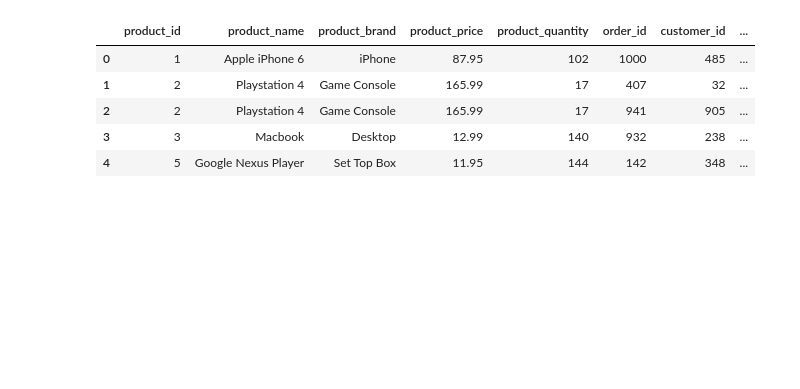
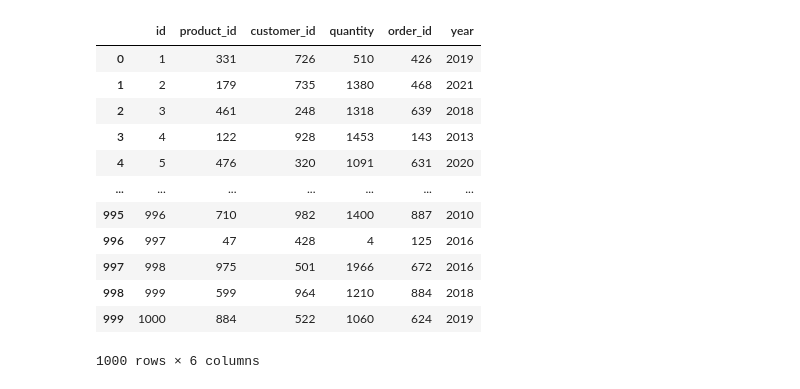
Before and after one commit to Theanh9323/Business-Process-Support, a Jupyter notebook: Code/ASM2PYTHON.ipynb, the cells around one changed output. Cells and saved outputs as stored; diff of their text form; code cells hidden in the pictures; blank space fills up the shorter version.

```diff
--- a/Code/ASM2PYTHON.ipynb
+++ b/Code/ASM2PYTHON.ipynb
@@ -7,8 +7,11 @@ from sklearn.linear_model import LinearRegression
 import seaborn as sns
 sns.set()
 # %%
-raw_data = pd.read_csv('EL_products.csv')
-raw_data2 = pd.read_csv('EL_order.csv')
-raw_data3 = pd.read_csv('EL_best-seller.csv')
-raw_data.head()
+product_data = pd.read_csv('EL_products.csv')
+order_data = pd.read_csv('C:/Users/admin/OneDrive/Tài liệu/GitHub/Business-Process-Support/Data/EL_order.csv')
+best_seller_data = pd.read_csv('C:/Users/admin/OneDrive/Tài liệu/GitHub/Business-Process-Support/Data/EL_best-seller.csv')
+website_access_data = pd.read_csv('C:/Users/admin/OneDrive/Tài liệu/GitHub/Business-Process-Support/Data/EL_website_access.csv')
+customer_data = pd.read_csv('C:/Users/admin/OneDrive/Tài liệu/GitHub/Business-Process-Support/Data/EL_customers.csv')
+
+product_data
 # %% [output]
@@ -23,10 +47,17 @@ df = raw_data.merge(raw_data2, left_on='product_id', right_on='product_id')
 # %%
-df.head()
+best_seller_data
 # %% [output]
-|  | product_id | product_name | product_brand | product_price | product_quantity | order_id | customer_id | ... |
-| 0 | 1 | Apple iPhone 6 | iPhone | 87.95 | 102 | 1000 | 485 | ... |
-| 1 | 2 | Playstation 4 | Game Console | 165.99 | 17 | 407 | 32 | ... |
-| 2 | 2 | Playstation 4 | Game Console | 165.99 | 17 | 941 | 905 | ... |
-| 3 | 3 | Macbook | Desktop | 12.99 | 140 | 932 | 238 | ... |
-| 4 | 5 | Google Nexus Player | Set Top Box | 11.95 | 144 | 142 | 348 | ... |
+|  | id | product_id | customer_id | quantity | order_id | year |
+| 0 | 1 | 331 | 726 | 510 | 426 | 2019 |
+| 1 | 2 | 179 | 735 | 1380 | 468 | 2021 |
+| 2 | 3 | 461 | 248 | 1318 | 639 | 2018 |
+| 3 | 4 | 122 | 928 | 1453 | 143 | 2013 |
+| 4 | 5 | 476 | 320 | 1091 | 631 | 2020 |
+| ... | ... | ... | ... | ... | ... | ... |
+| 995 | 996 | 710 | 982 | 1400 | 887 | 2010 |
+| 996 | 997 | 47 | 428 | 4 | 125 | 2016 |
+| 997 | 998 | 975 | 501 | 1966 | 672 | 2016 |
+| 998 | 999 | 599 | 964 | 1210 | 884 | 2018 |
+| 999 | 1000 | 884 | 522 | 1060 | 624 | 2019 |
+1000 rows × 6 columns
 # %%
```
Also changed, not shown: parts of 21 cells of this notebook.
